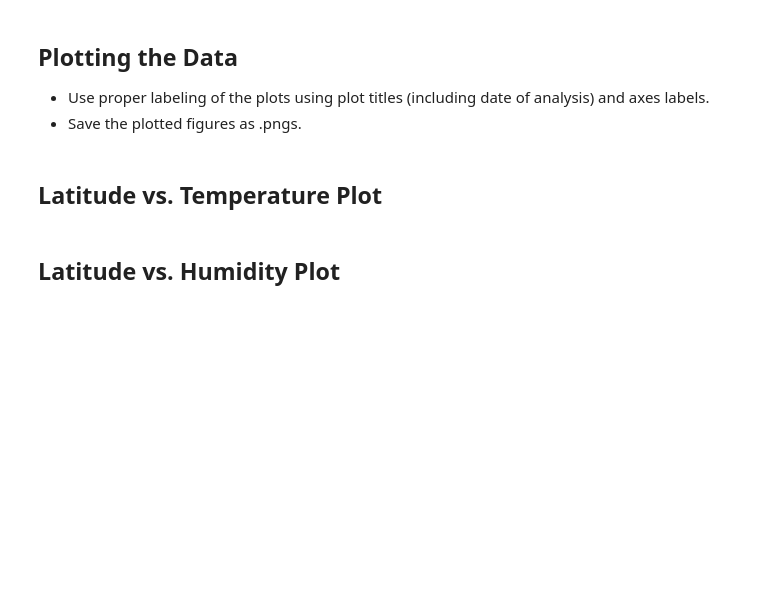
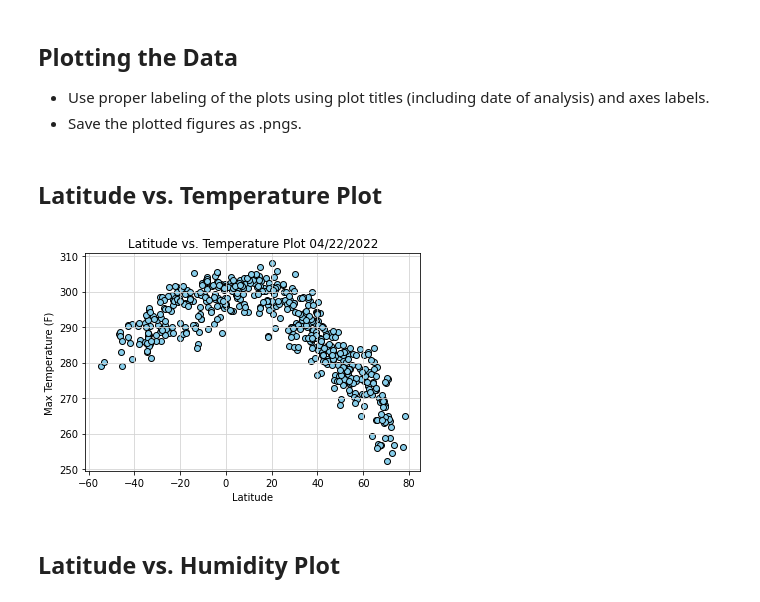
Before and after one commit to SimplyKP22/Python-API-Challenge, a Jupyter notebook: WeatherPy/WeatherPy.ipynb, the cells around one changed output. Cells and saved outputs as stored; diff of their text form; code cells hidden in the pictures; blank space fills up the shorter version.

```diff
--- a/WeatherPy/WeatherPy.ipynb
+++ b/WeatherPy/WeatherPy.ipynb
@@ -405,0 +398,4 @@ boxplot = city_weather_limited.boxplot(column=['Humidity'])
+# %%
+clean_city_data = city_weather_limited.dropna()
+
+clean_city_data
@@ -409,5 +423,15 @@ boxplot = city_weather_limited.boxplot(column=['Humidity'])
 * Save the plotted figures as .pngs.
 # %% [markdown]
 ## Latitude vs. Temperature Plot
+# %%
+plt.scatter(clean_city_data["Lat"],clean_city_data["Max Temp"],edgecolors="black",facecolors="skyblue")
+plt.title("Latitude vs. Temperature Plot 04/22/2022")
+plt.xlabel("Latitude")
+plt.ylabel("Max Temperature (F)")
+plt.grid (b=True,which="major",axis="both",linestyle="-",color="lightgrey")
+plt.savefig("fig1.png")
+plt.show()
+# %% [output]
+[figure, added]
 # %% [markdown]
 ## Latitude vs. Humidity Plot
```
Also changed, not shown: parts of 27 cells of this notebook, 13 other files.
